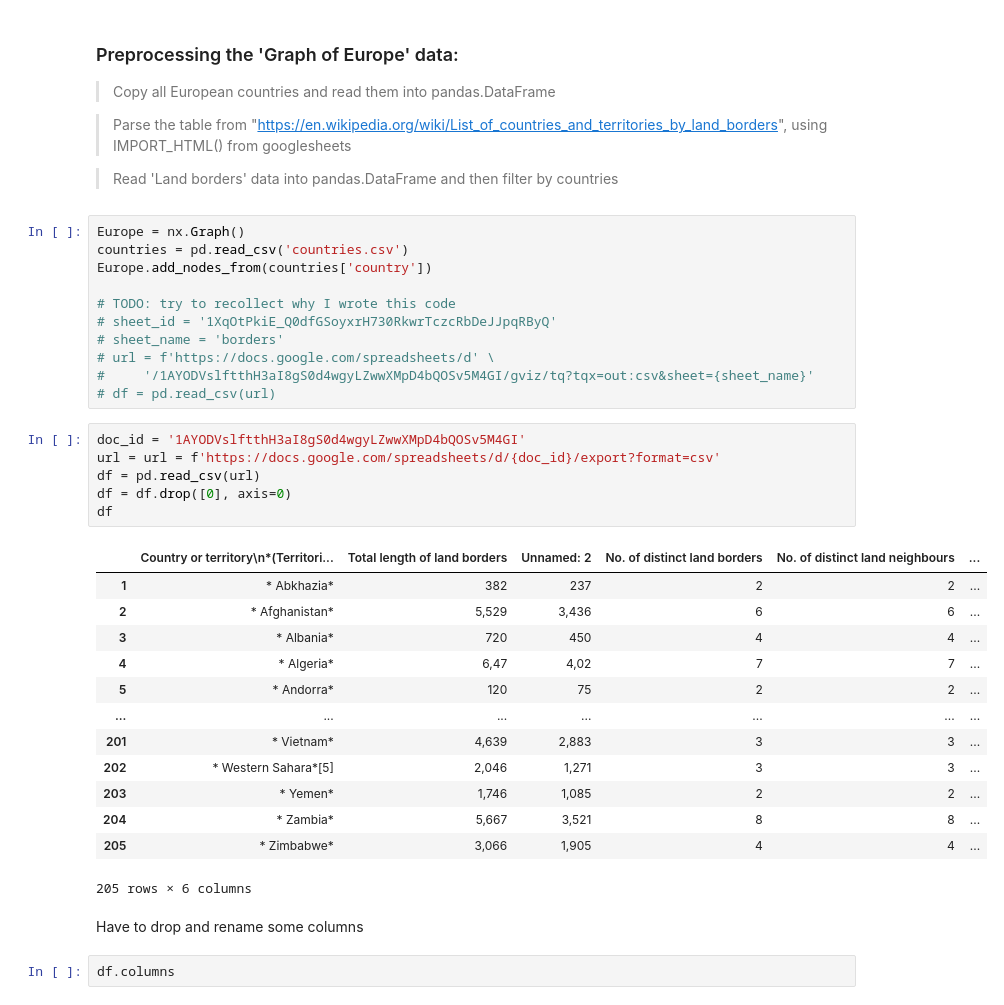
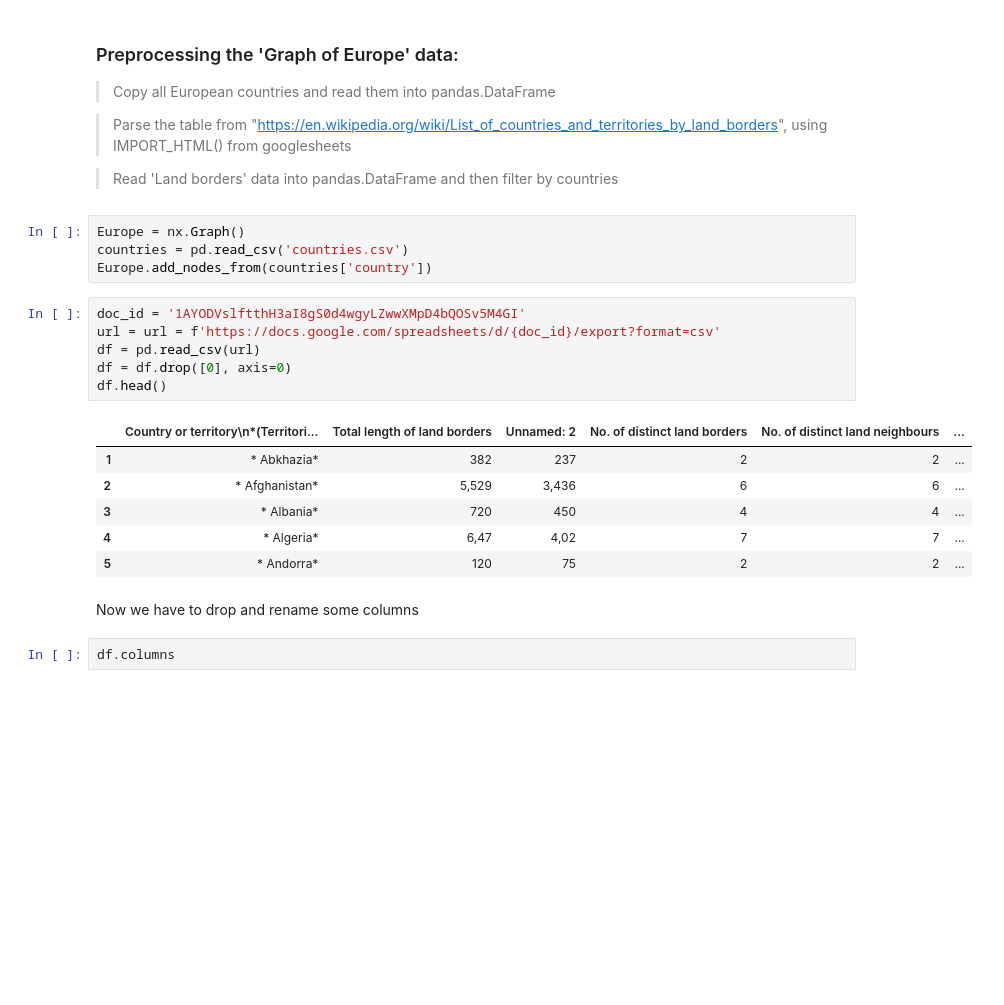
Before and after one commit to GoldenGarr/Graph-Theory-HW-5, a Jupyter notebook: hw5.ipynb, the cells around one changed output. Cells and saved outputs as stored; diff of their text form; blank space fills up the shorter version.

```diff
--- a/hw5.ipynb
+++ b/hw5.ipynb
@@ -53,35 +65,21 @@ plt.rcParams["figure.figsize"] = (16, 9)
 Europe = nx.Graph()
 countries = pd.read_csv('countries.csv')
 Europe.add_nodes_from(countries['country'])
-
-# TODO: try to recollect why I wrote this code
-# sheet_id = '1XqOtPkiE_Q0dfGSoyxrH730RkwrTczcRbDeJJpqRByQ'
-# sheet_name = 'borders'
-# url = f'https://docs.google.com/spreadsheets/d' \
-#     '/1AYODVslftthH3aI8gS0d4wgyLZwwXMpD4bQOSv5M4GI/gviz/tq?tqx=out:csv&sheet={sheet_name}'
-# df = pd.read_csv(url)
 # %%
 doc_id = '1AYODVslftthH3aI8gS0d4wgyLZwwXMpD4bQOSv5M4GI'
 url = url = f'https://docs.google.com/spreadsheets/d/{doc_id}/export?format=csv'
 df = pd.read_csv(url)
 df = df.drop([0], axis=0)
-df
+df.head()
 # %% [output]
 |  | Country or territory\n*(Territori... | Total length of land borders | Unnamed: 2 | No. of distinct land borders | No. of distinct land neighbours | ... |
 | 1 | * Abkhazia* | 382 | 237 | 2 | 2 | ... |
 | 2 | * Afghanistan* | 5,529 | 3,436 | 6 | 6 | ... |
 | 3 | * Albania* | 720 | 450 | 4 | 4 | ... |
 | 4 | * Algeria* | 6,47 | 4,02 | 7 | 7 | ... |
 | 5 | * Andorra* | 120 | 75 | 2 | 2 | ... |
-| ... | ... | ... | ... | ... | ... | ... |
-| 201 | * Vietnam* | 4,639 | 2,883 | 3 | 3 | ... |
-| 202 | * Western Sahara*[5] | 2,046 | 1,271 | 3 | 3 | ... |
-| 203 | * Yemen* | 1,746 | 1,085 | 2 | 2 | ... |
-| 204 | * Zambia* | 5,667 | 3,521 | 8 | 8 | ... |
-| 205 | * Zimbabwe* | 3,066 | 1,905 | 4 | 4 | ... |
-205 rows × 6 columns
 # %% [markdown]
-Have to drop and rename some columns
+Now we have to drop and rename some columns
 # %%
 df.columns
 # %% [output]
```
Also changed, not shown: parts of 60 cells of this notebook.
